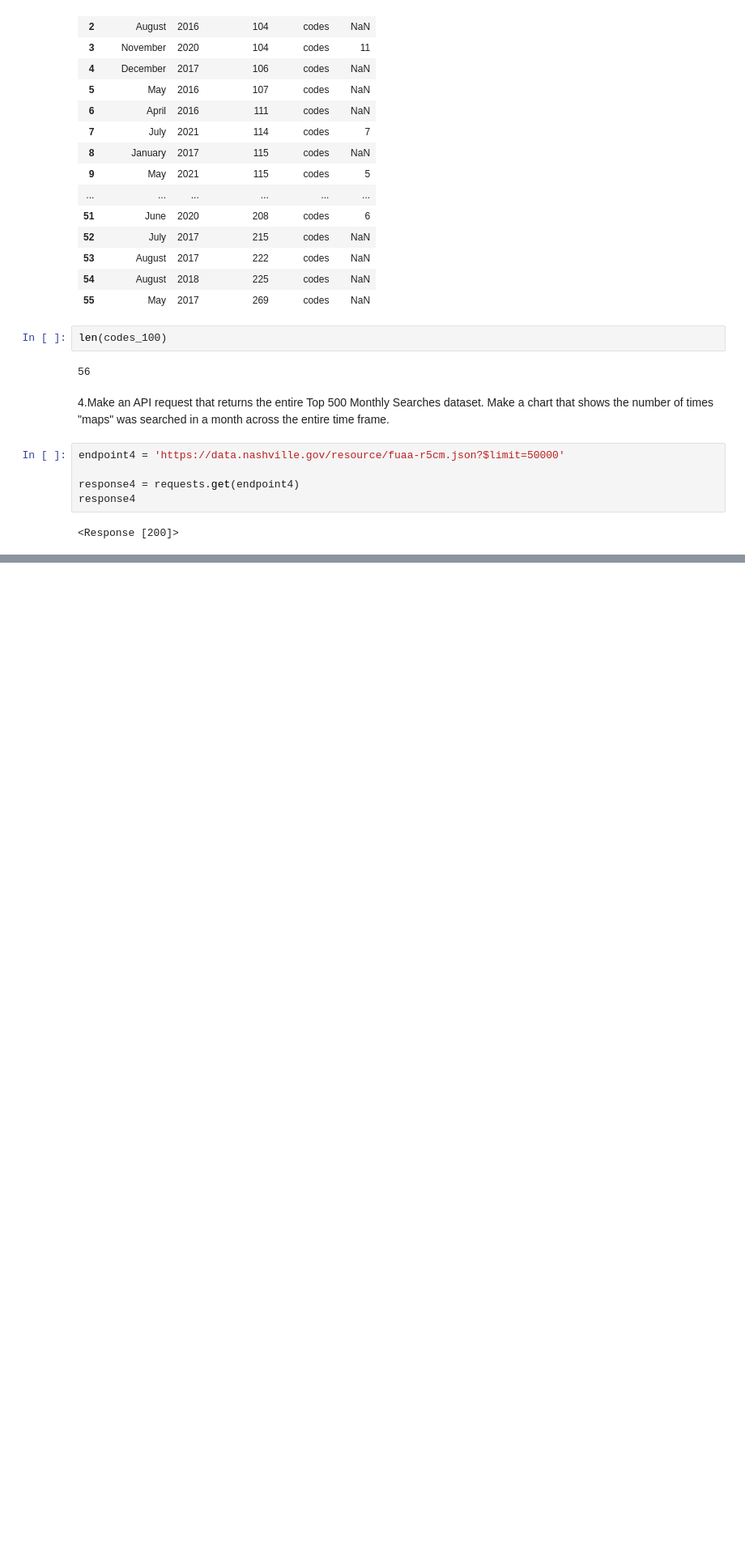
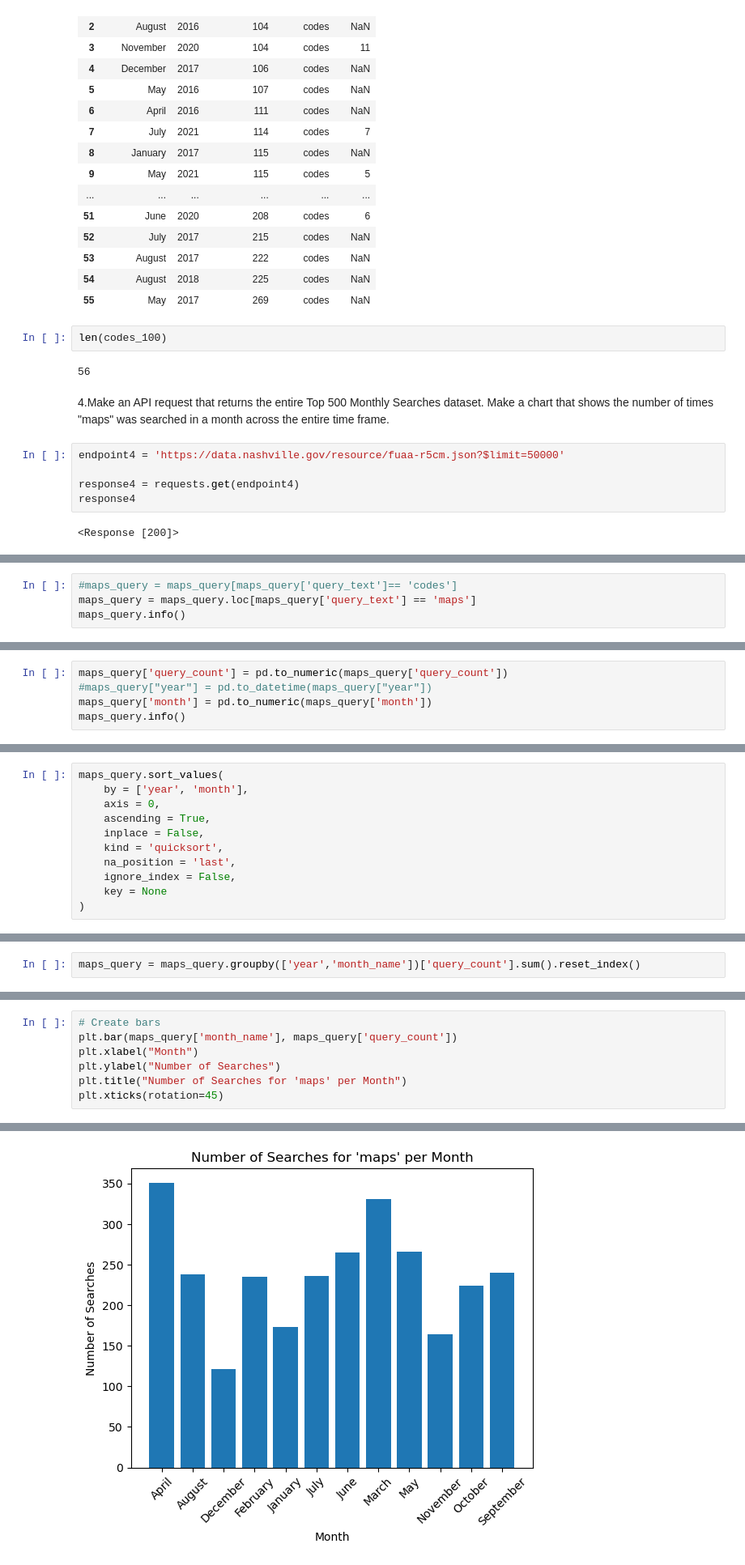
Before and after one commit to CaitlinC91/socrata_api-CaitlinC91, a Jupyter notebook: socrata.ipynb, the cells around one changed output, grey strips where cells are left out. Shown at 81% size. Cells and saved outputs as stored; diff of their text form; blank space fills up the shorter version.

```diff
--- a/socrata.ipynb
+++ b/socrata.ipynb
@@ -151,0 +166,4 @@ maps_query = pd.DataFrame(res4)
+# %%
+#maps_query = maps_query[maps_query['query_text']== 'codes']
+maps_query = maps_query.loc[maps_query['query_text'] == 'maps']
+maps_query.info()
@@ -151,0 +183,5 @@ maps_query = pd.DataFrame(res4)
+# %%
+maps_query['query_count'] = pd.to_numeric(maps_query['query_count'])
+#maps_query["year"] = pd.to_datetime(maps_query["year"])
+maps_query['month'] = pd.to_numeric(maps_query['month'])
+maps_query.info()
@@ -151,0 +201,11 @@ maps_query = pd.DataFrame(res4)
+# %%
+maps_query.sort_values(
+    by = ['year', 'month'],
+    axis = 0,
+    ascending = True,
+    inplace = False,
+    kind = 'quicksort',
+    na_position = 'last',
+    ignore_index = False,
+    key = None
+)
@@ -152 +226,3 @@ maps_query = pd.DataFrame(res4)
+# %%
+maps_query = maps_query.groupby(['year','month_name'])['query_count'].sum().reset_index()
 # %%
@@ -174,0 +254,8 @@ TypeError: unhashable type: 'numpy.ndarray'
+# %%
+# Create bars
+plt.bar(maps_query['month_name'], maps_query['query_count'])
+plt.xlabel("Month")
+plt.ylabel("Number of Searches")
+plt.title("Number of Searches for 'maps' per Month")
+plt.xticks(rotation=45)
+# %% [output]
@@ -174,0 +275 @@ TypeError: unhashable type: 'numpy.ndarray'
+[figure, added]
```
Also changed, not shown: parts of 9 cells of this notebook.
